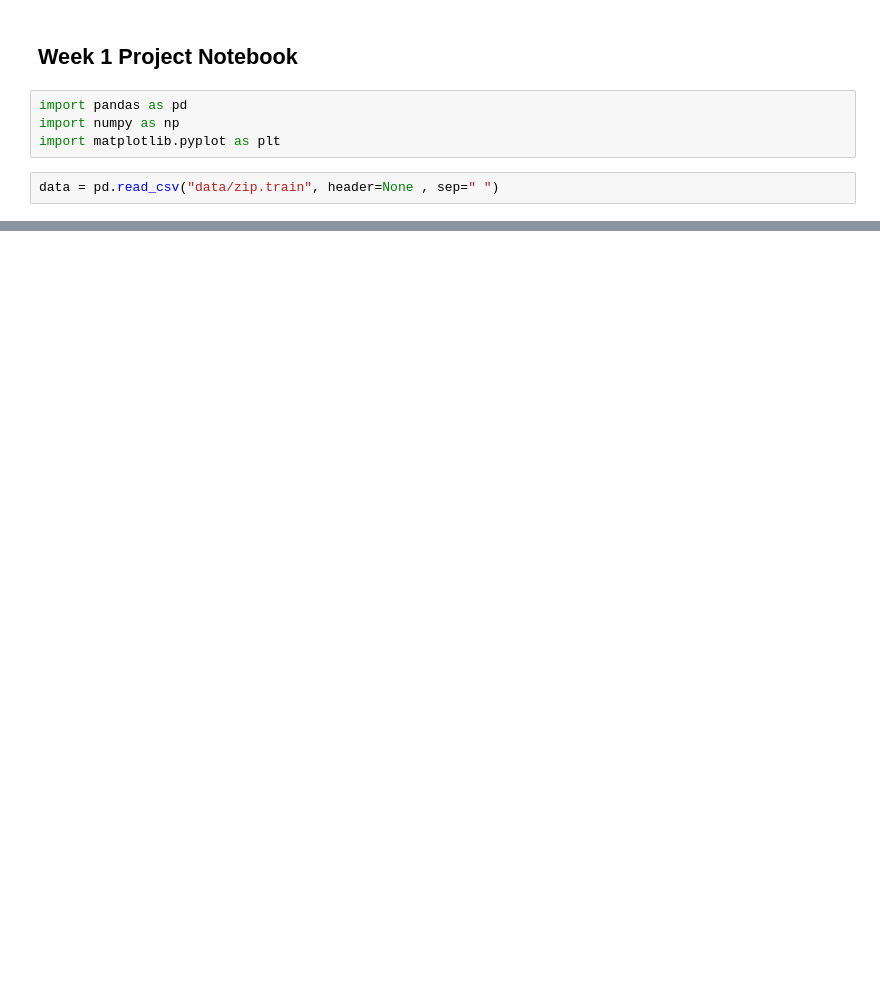
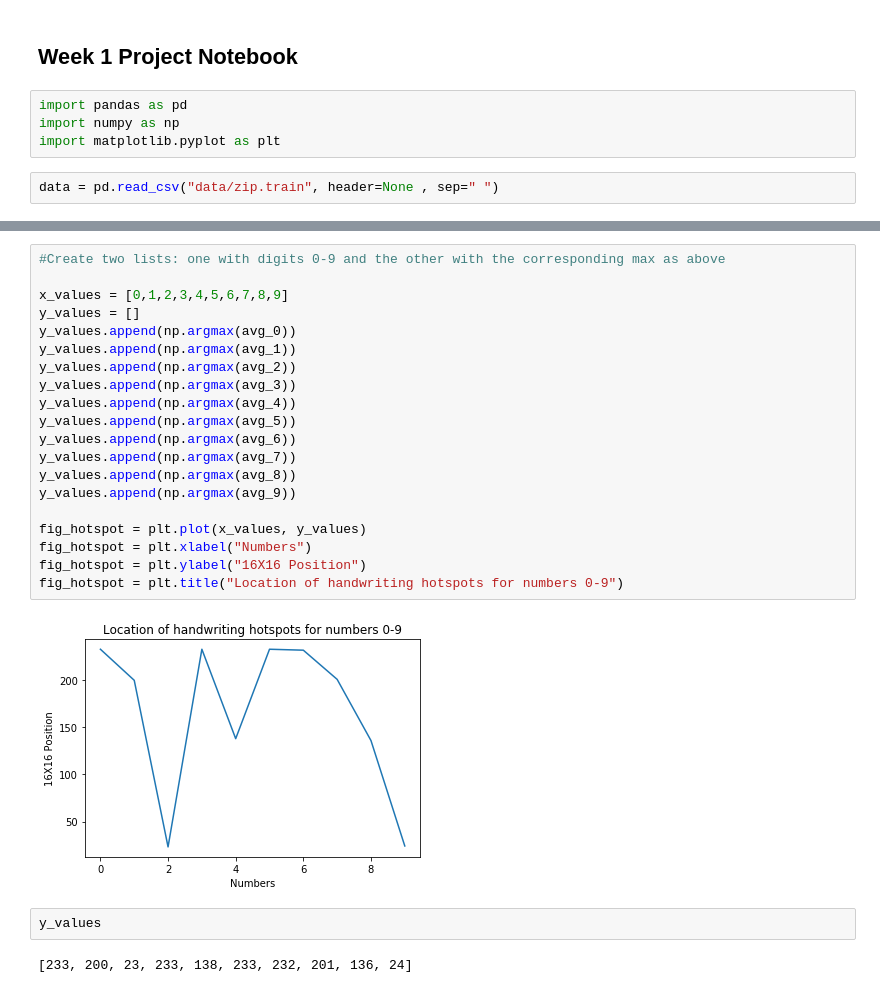
Before and after one commit to KatieBSC/descriptive_analysis, a Jupyter notebook: Week 1 Project Notebook.ipynb, the cells around one changed output, grey strips where cells are left out. Saved outputs shown, nothing was run; the diff lists cells and outputs as text; blank space fills up the shorter version.

```diff
--- a/Week 1 Project Notebook.ipynb
+++ b/Week 1 Project Notebook.ipynb
@@ -118,0 +69,26 @@ mean_0.plot()
+# %%
+#Create two lists: one with digits 0-9 and the other with the corresponding max as above
+
+x_values = [0,1,2,3,4,5,6,7,8,9]
+y_values = []
+y_values.append(np.argmax(avg_0))
+y_values.append(np.argmax(avg_1))
+y_values.append(np.argmax(avg_2))
+y_values.append(np.argmax(avg_3))
+y_values.append(np.argmax(avg_4))
+y_values.append(np.argmax(avg_5))
+y_values.append(np.argmax(avg_6))
+y_values.append(np.argmax(avg_7))
+y_values.append(np.argmax(avg_8))
+y_values.append(np.argmax(avg_9))
+
+fig_hotspot = plt.plot(x_values, y_values)
+fig_hotspot = plt.xlabel("Numbers")
+fig_hotspot = plt.ylabel("16X16 Position")
+fig_hotspot = plt.title("Location of handwriting hotspots for numbers 0-9")
+# %% [output]
+[figure, added]
+# %%
+y_values
+# %% [output]
+[233, 200, 23, 233, 138, 233, 232, 201, 136, 24]
```
Also changed, not shown: parts of 25 cells of this notebook.
